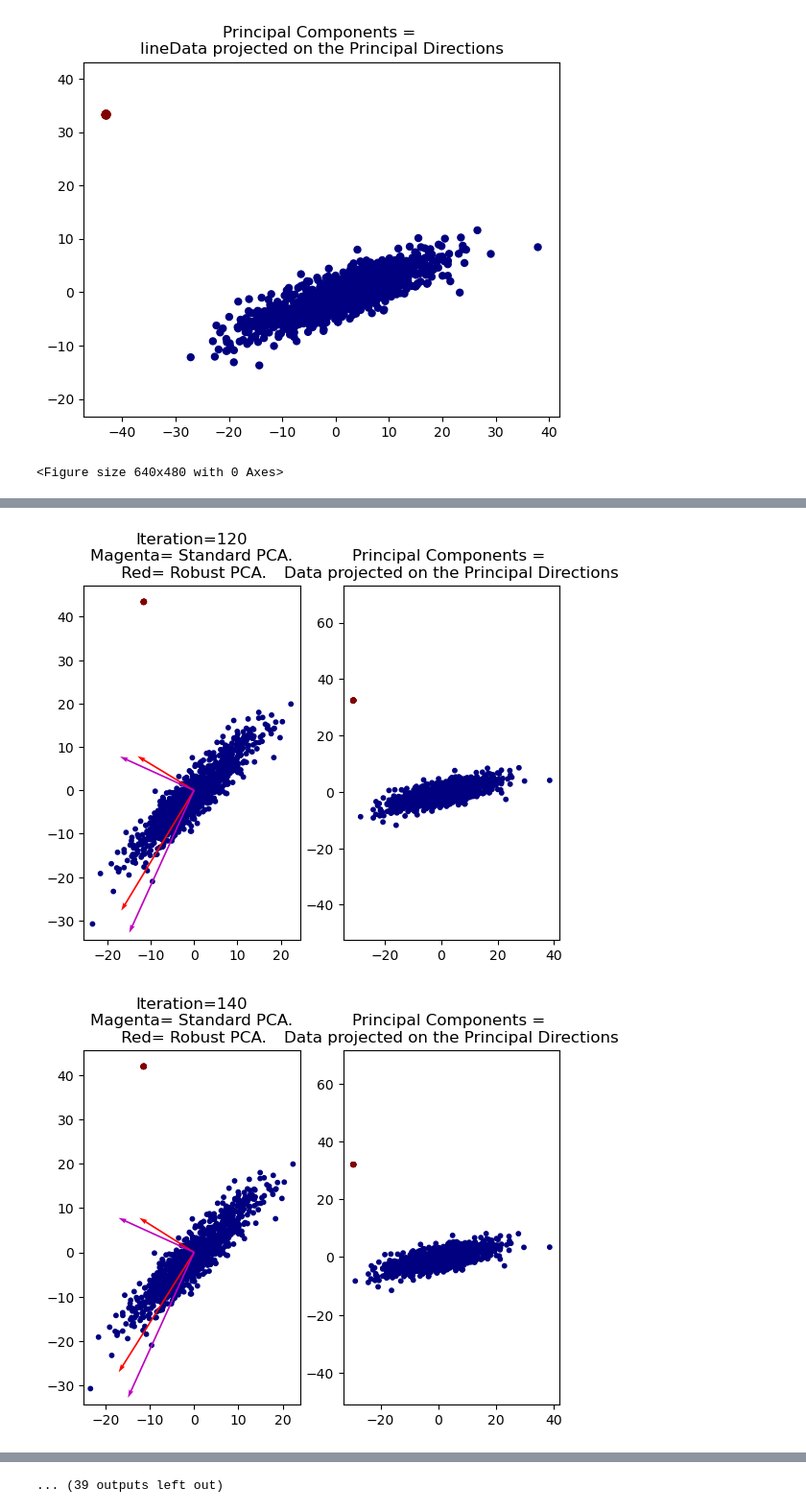
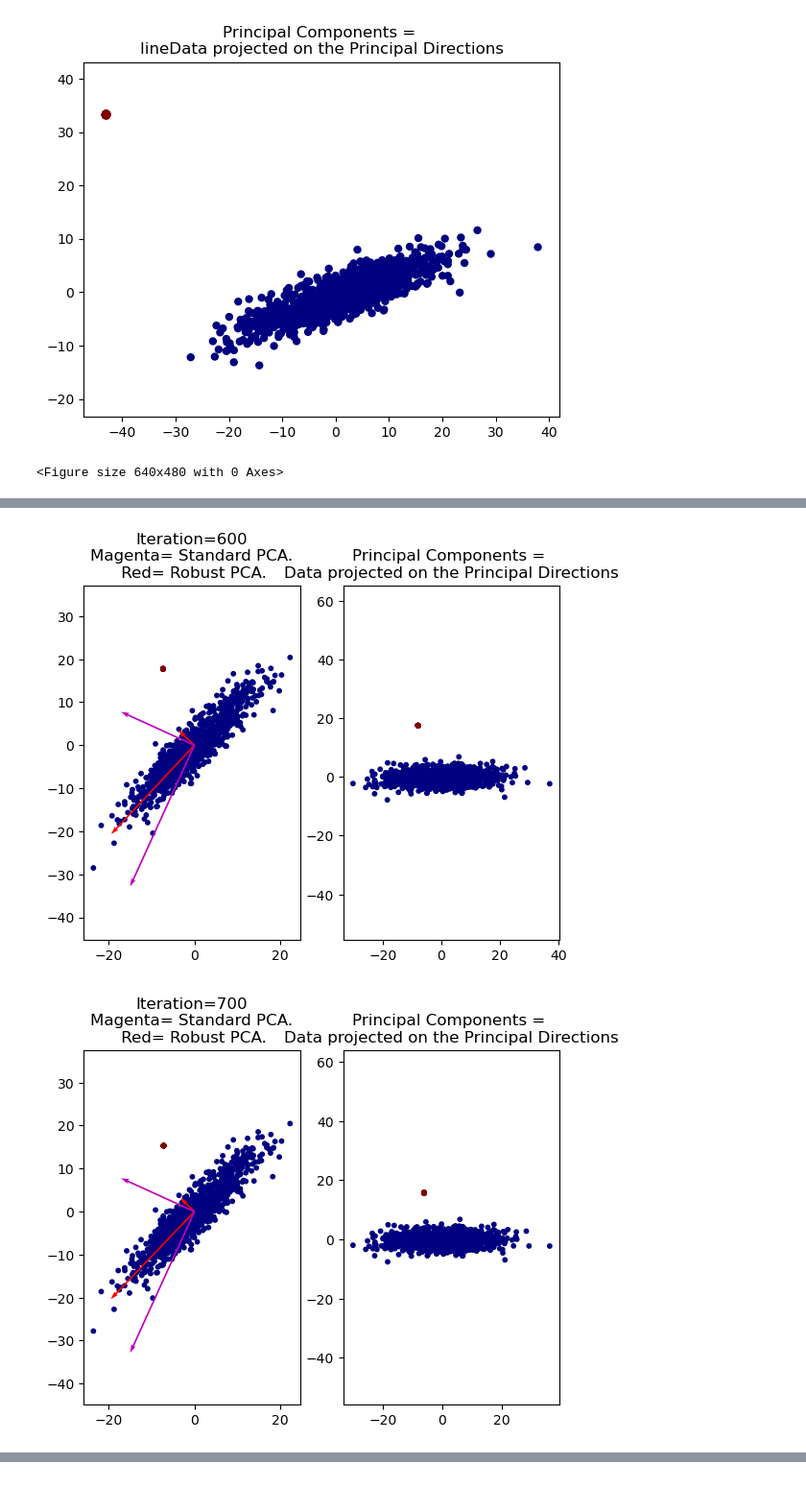
Before and after one commit to xbresson/CS6208_2023, a Jupyter notebook: codes/labs_lecture03/04_dim_reduc/code02.ipynb, the cells around one changed output, grey strips where cells are left out. Shown at 96% size. Saved outputs shown, nothing was run; the diff lists cells and outputs as text; code cells hidden in the pictures.

```diff
--- a/codes/labs_lecture03/04_dim_reduc/code02.ipynb
+++ b/codes/labs_lecture03/04_dim_reduc/code02.ipynb
@@ -146,7 +146,7 @@ for i in range(1000):
     diffS = np.linalg.norm(S-Sold,'fro')
 
     # Display
-    cpt = 20
+    cpt = 100
     if not(i%cpt):
 
         # Run standard PCA on low-rank part, which is a denoised data matrix
@@ -186,2 +186,2 @@ for i in range(1000):
-[figure, old version]
+[figure, new version]
-[figure, old version]
+[figure, new version]
@@ -191 +189,0 @@ for i in range(1000):
-... (39 outputs left out)
```
Also changed, not shown: parts of 1 cell of this notebook, 1 other file.
